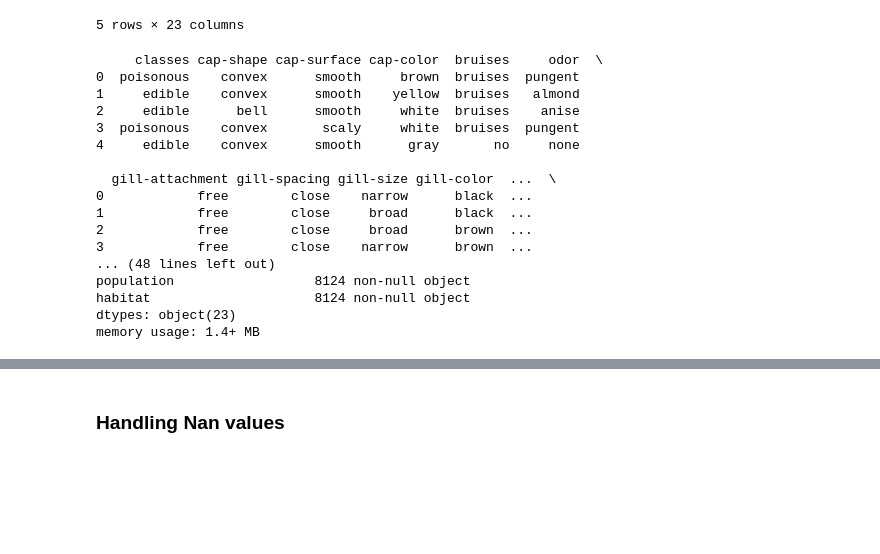
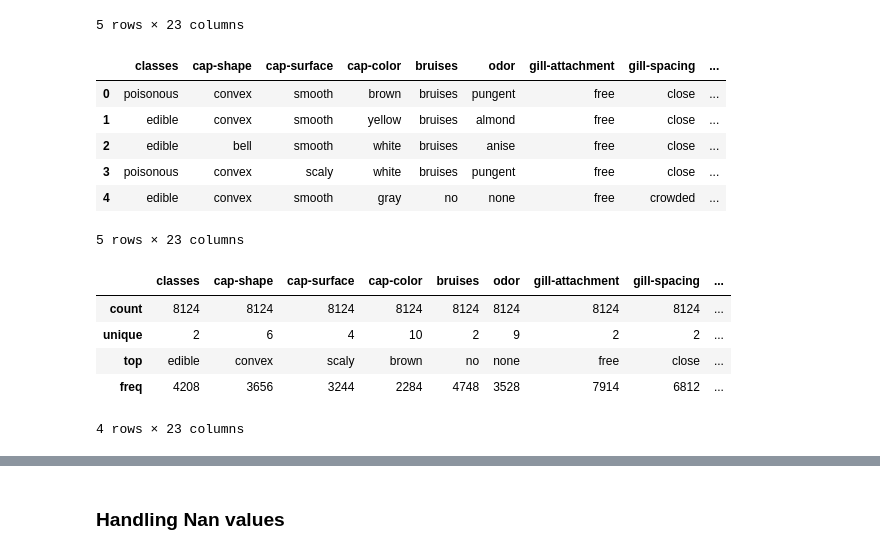
Before and after one commit to Mahnatse-rgb/Decision-Tree-Model, a Jupyter notebook: notebook/Decision_tree_model.ipynb, the cells around one changed output, grey strips where cells are left out. Drawn from its saved outputs; the diff is of its cells as text; code cells hidden in the pictures; blank space fills up the shorter version.

```diff
--- a/notebook/Decision_tree_model.ipynb
+++ b/notebook/Decision_tree_model.ipynb
@@ -104,22 +104,21 @@ df['spore-print-color'] = df['spore-print-color'].replace(to_replace =['k','n','
 df['population'] = df['population'].replace(to_replace =['a','c','n','s','v','y'], value = ['abundant','clustered','numerous','scattered','several','solitary'])
 df['habitat'] = df['habitat'].replace(to_replace =['g','l','m','p','u','w','d'], value = ['grasses', 'leaves', 'meadows', 'paths', 'urban', 'waste', 'woods'])
 # %%
-df.head()
+df.head(5)
 # %% [output]
+|  | classes | cap-shape | cap-surface | cap-color | bruises | odor | gill-attachment | gill-spacing | ... |
+| 0 | poisonous | convex | smooth | brown | bruises | pungent | free | close | ... |
+| 1 | edible | convex | smooth | yellow | bruises | almond | free | close | ... |
+| 2 | edible | bell | smooth | white | bruises | anise | free | close | ... |
+| 3 | poisonous | convex | scaly | white | bruises | pungent | free | close | ... |
+| 4 | edible | convex | smooth | gray | no | none | free | crowded | ... |
-     classes cap-shape cap-surface cap-color  bruises     odor  \
-0  poisonous    convex      smooth     brown  bruises  pungent
-1     edible    convex      smooth    yellow  bruises   almond
-2     edible      bell      smooth     white  bruises    anise
-3  poisonous    convex       scaly     white  bruises  pungent
-4     edible    convex      smooth      gray       no     none
-
-  gill-attachment gill-spacing gill-size gill-color  ...  \
-0            free        close    narrow      black  ...
-1            free        close     broad      black  ...
-2            free        close     broad      brown  ...
-3            free        close    narrow      brown  ...
-... (48 lines left out)
-population                  8124 non-null object
-habitat                     8124 non-null object
-dtypes: object(23)
-memory usage: 1.4+ MB
+5 rows × 23 columns
+# %%
+df.describe()
+# %% [output]
+|  | classes | cap-shape | cap-surface | cap-color | bruises | odor | gill-attachment | gill-spacing | ... |
+| count | 8124 | 8124 | 8124 | 8124 | 8124 | 8124 | 8124 | 8124 | ... |
+| unique | 2 | 6 | 4 | 10 | 2 | 9 | 2 | 2 | ... |
+| top | edible | convex | scaly | brown | no | none | free | close | ... |
+| freq | 4208 | 3656 | 3244 | 2284 | 4748 | 3528 | 7914 | 6812 | ... |
+4 rows × 23 columns
```
Also changed, not shown: parts of 8 cells of this notebook, 2 other files.
